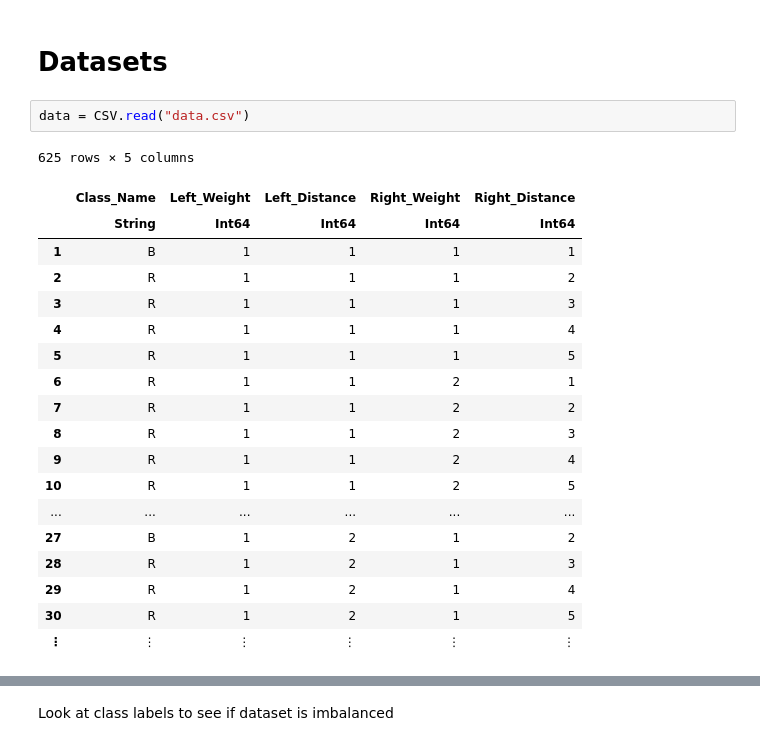
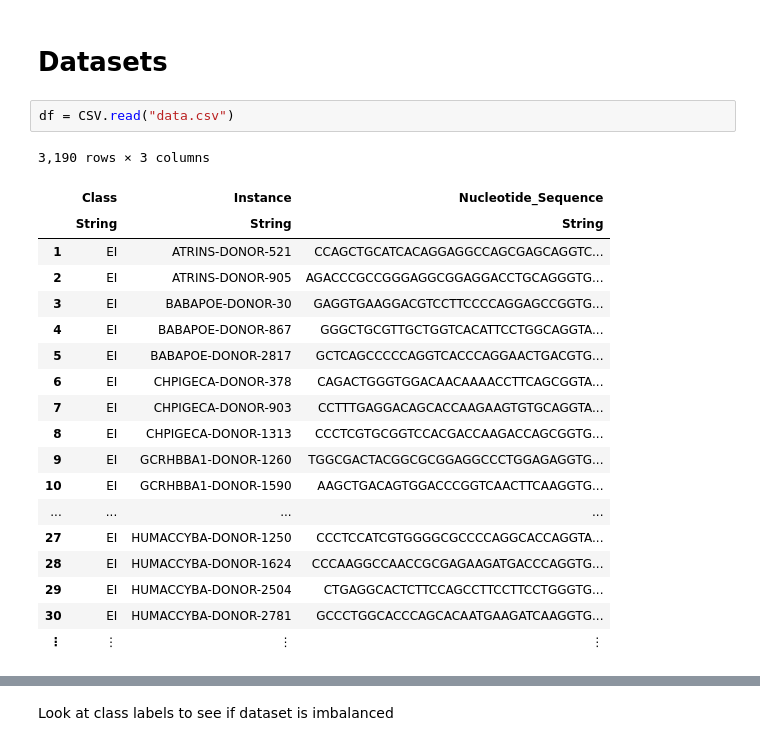
Before and after one commit to adinhobl/machine-learning, a Jupyter notebook: supervised-learning/datasets/Splice_Junction/Nearest_Neighbors.ipynb, the cells around one changed output, grey strips where cells are left out. Saved outputs shown, nothing was run; the diff lists cells and outputs as text.

```diff
--- a/supervised-learning/datasets/Splice_Junction/Nearest_Neighbors.ipynb
+++ b/supervised-learning/datasets/Splice_Junction/Nearest_Neighbors.ipynb
@@ -13,24 +16,24 @@ ENV["LINES"]=30;
 # %% [markdown]
 # Datasets
 # %%
-data = CSV.read("data.csv")
+df = CSV.read("data.csv")
 # %% [output]
-625 rows × 5 columns
+3,190 rows × 3 columns
-|  | Class_Name | Left_Weight | Left_Distance | Right_Weight | Right_Distance |
-|  | String | Int64 | Int64 | Int64 | Int64 |
-| 1 | B | 1 | 1 | 1 | 1 |
-| 2 | R | 1 | 1 | 1 | 2 |
-| 3 | R | 1 | 1 | 1 | 3 |
-| 4 | R | 1 | 1 | 1 | 4 |
-| 5 | R | 1 | 1 | 1 | 5 |
-| 6 | R | 1 | 1 | 2 | 1 |
-| 7 | R | 1 | 1 | 2 | 2 |
-| 8 | R | 1 | 1 | 2 | 3 |
-| 9 | R | 1 | 1 | 2 | 4 |
-| 10 | R | 1 | 1 | 2 | 5 |
-| ... | ... | ... | ... | ... | ... |
-| 27 | B | 1 | 2 | 1 | 2 |
-| 28 | R | 1 | 2 | 1 | 3 |
-| 29 | R | 1 | 2 | 1 | 4 |
-| 30 | R | 1 | 2 | 1 | 5 |
-| ⋮ | ⋮ | ⋮ | ⋮ | ⋮ | ⋮ |
+|  | Class | Instance | Nucleotide_Sequence |
+|  | String | String | String |
+| 1 | EI | ATRINS-DONOR-521 | CCAGCTGCATCACAGGAGGCCAGCGAGCAGGTC... |
+| 2 | EI | ATRINS-DONOR-905 | AGACCCGCCGGGAGGCGGAGGACCTGCAGGGTG... |
+| 3 | EI | BABAPOE-DONOR-30 | GAGGTGAAGGACGTCCTTCCCCAGGAGCCGGTG... |
+| 4 | EI | BABAPOE-DONOR-867 | GGGCTGCGTTGCTGGTCACATTCCTGGCAGGTA... |
+| 5 | EI | BABAPOE-DONOR-2817 | GCTCAGCCCCCAGGTCACCCAGGAACTGACGTG... |
+| 6 | EI | CHPIGECA-DONOR-378 | CAGACTGGGTGGACAACAAAACCTTCAGCGGTA... |
+| 7 | EI | CHPIGECA-DONOR-903 | CCTTTGAGGACAGCACCAAGAAGTGTGCAGGTA... |
+| 8 | EI | CHPIGECA-DONOR-1313 | CCCTCGTGCGGTCCACGACCAAGACCAGCGGTG... |
+| 9 | EI | GCRHBBA1-DONOR-1260 | TGGCGACTACGGCGCGGAGGCCCTGGAGAGGTG... |
+| 10 | EI | GCRHBBA1-DONOR-1590 | AAGCTGACAGTGGACCCGGTCAACTTCAAGGTG... |
+| ... | ... | ... | ... |
+| 27 | EI | HUMACCYBA-DONOR-1250 | CCCTCCATCGTGGGGCGCCCCAGGCACCAGGTA... |
+| 28 | EI | HUMACCYBA-DONOR-1624 | CCCAAGGCCAACCGCGAGAAGATGACCCAGGTG... |
+| 29 | EI | HUMACCYBA-DONOR-2504 | CTGAGGCACTCTTCCAGCCTTCCTTCCTGGGTG... |
+| 30 | EI | HUMACCYBA-DONOR-2781 | GCCCTGGCACCCAGCACAATGAAGATCAAGGTG... |
+| ⋮ | ⋮ | ⋮ | ⋮ |
```
Also changed, not shown: parts of 45 cells of this notebook, 12 other files.
